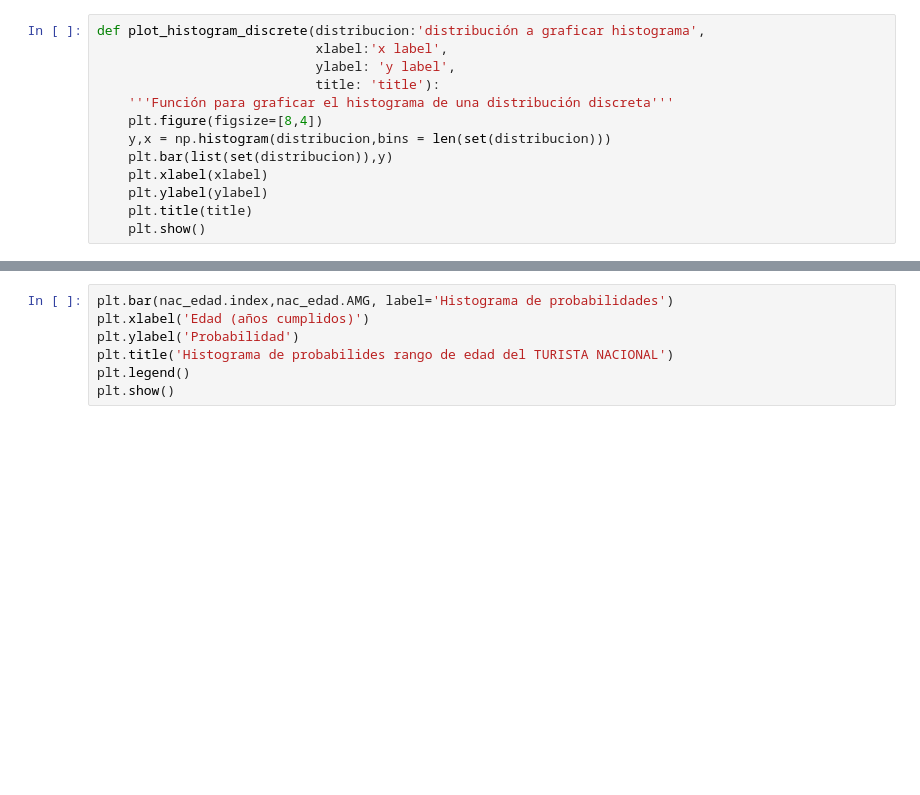
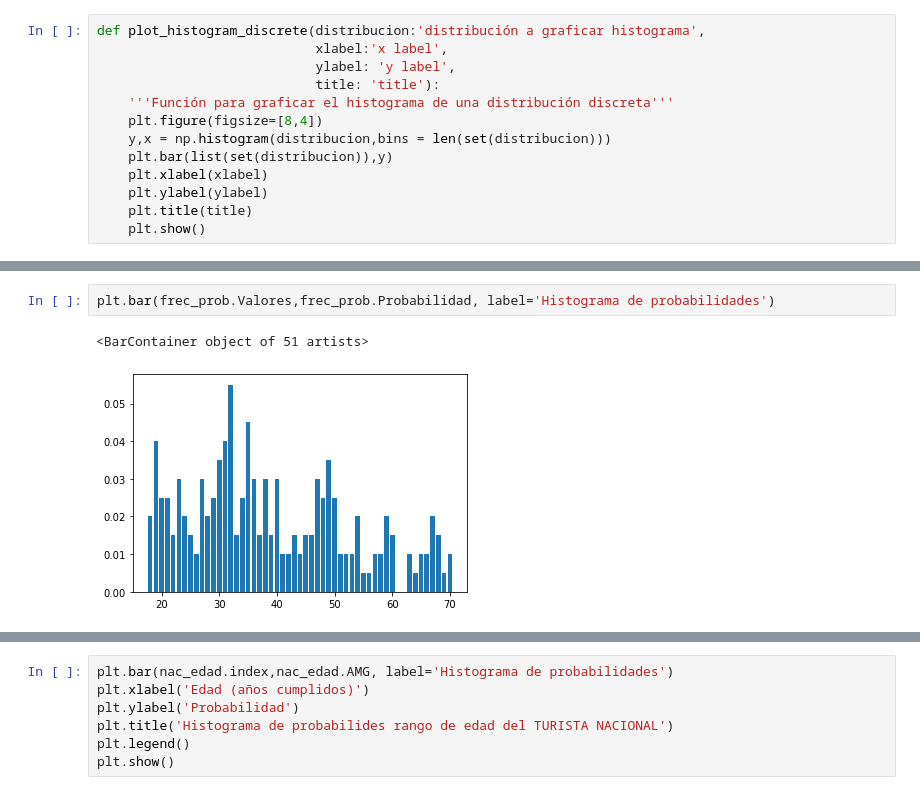
Before and after one commit to ariadnagalindom/Proyecto_GIMontoya_ADGalindo, a Jupyter notebook: PRoyecto_GIMontoya_ADGalindo.ipynb, the cells around one changed output, grey strips where cells are left out. Cells and saved outputs as stored; diff of their text form; blank space fills up the shorter version.

```diff
--- a/PRoyecto_GIMontoya_ADGalindo.ipynb
+++ b/PRoyecto_GIMontoya_ADGalindo.ipynb
@@ -136,0 +159,5 @@ plt.show()
+# %%
+plt.bar(frec_prob.Valores,frec_prob.Probabilidad, label='Histograma de probabilidades')
+# %% [output]
+<BarContainer object of 51 artists>
+[figure, added]
```
Also changed, not shown: parts of 13 cells of this notebook, 4 other files.
